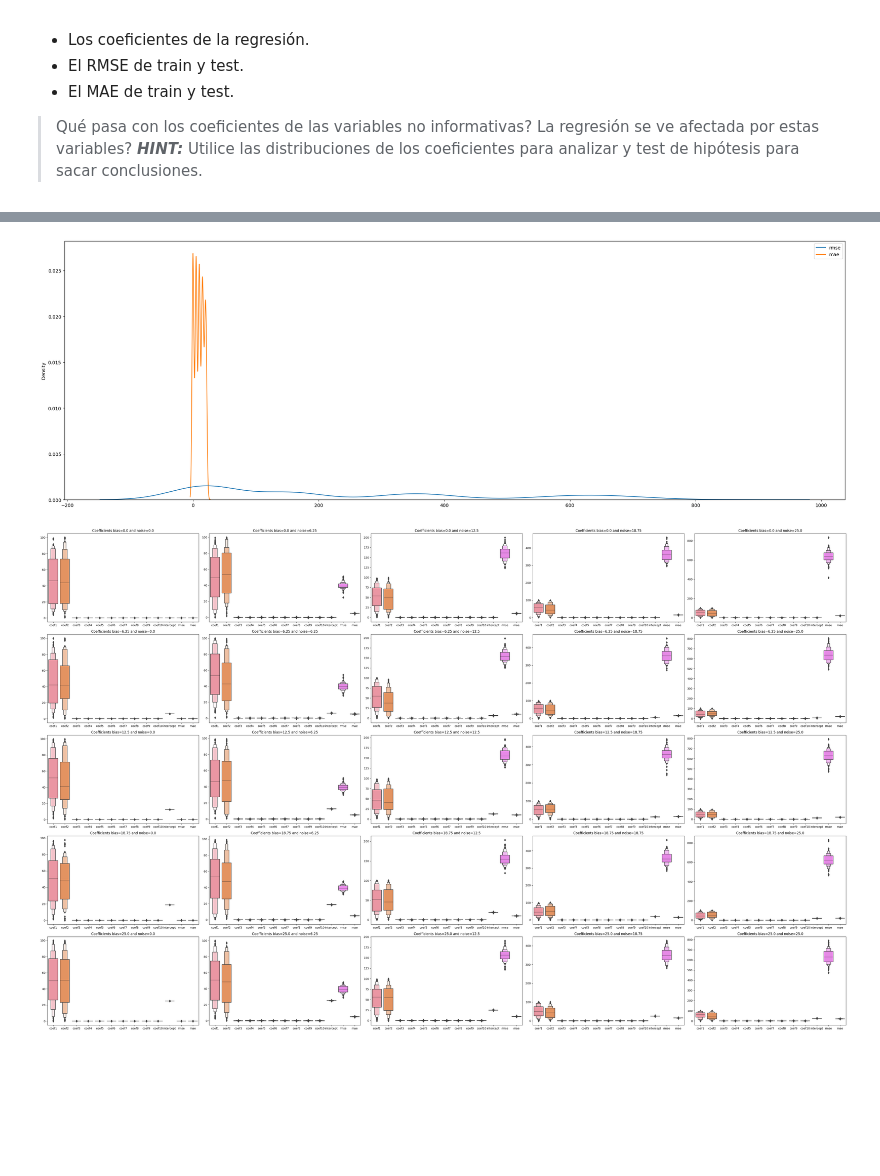
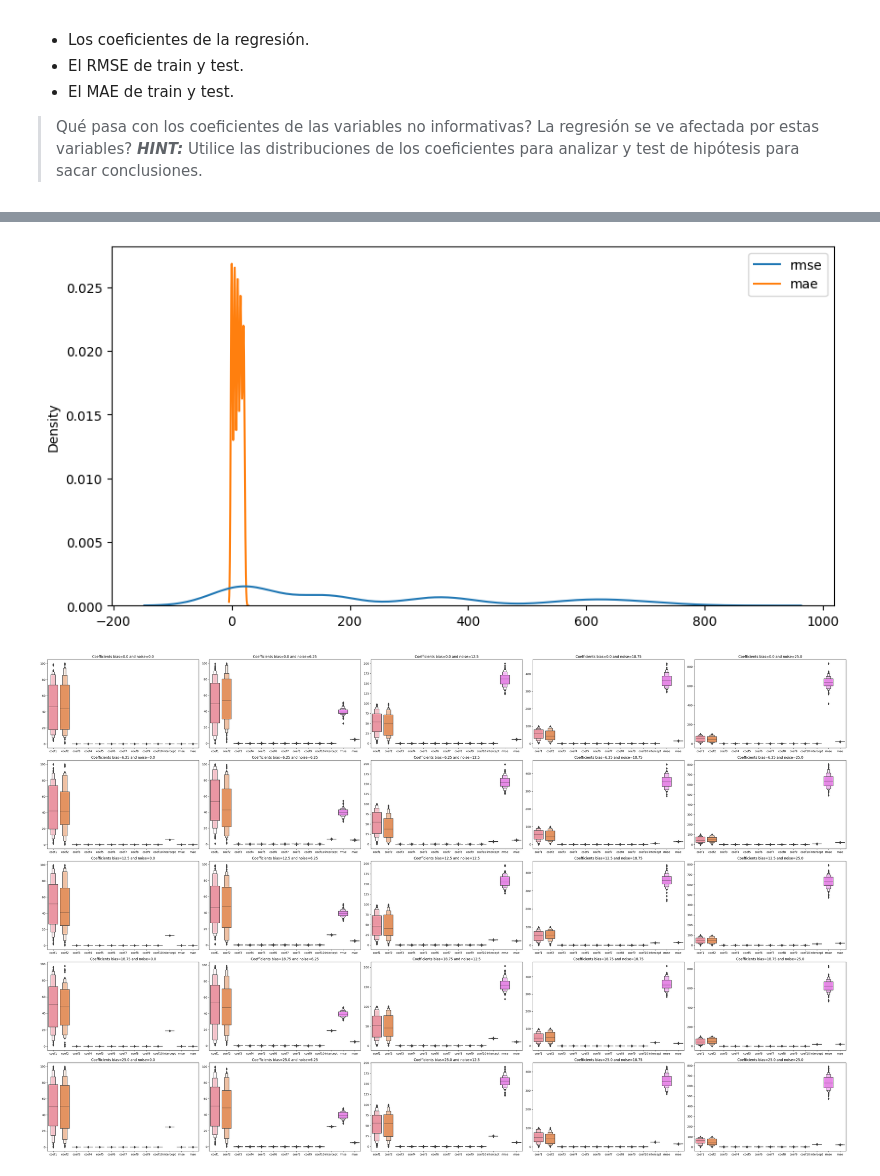
Before and after one commit to nseverini/intro_ia, a Jupyter notebook: tp_integrador_enunciado/tpi_parte2.ipynb, the cells around one changed output, grey strips where cells are left out. Saved outputs shown, nothing was run; the diff lists cells and outputs as text; code cells hidden in the pictures; blank space fills up the shorter version.

Commit message:
Fixed size charts

```diff
--- a/tp_integrador_enunciado/tpi_parte2.ipynb
+++ b/tp_integrador_enunciado/tpi_parte2.ipynb
@@ -276,9 +276,9 @@ df.head()
 # %%
-plt.figure(figsize=(30,10))
+plt.figure(figsize=(10,5))
 sns.kdeplot(df[['rmse','mae']])
 plt.show()
 # %% [output]
-[figure, old version]
+[figure, new version]
 # %%
 fig, axes = plt.subplots(len(bias), len(noise), figsize=(40, 25))
 
```
Also changed, not shown: parts of 3 cells of this notebook.
